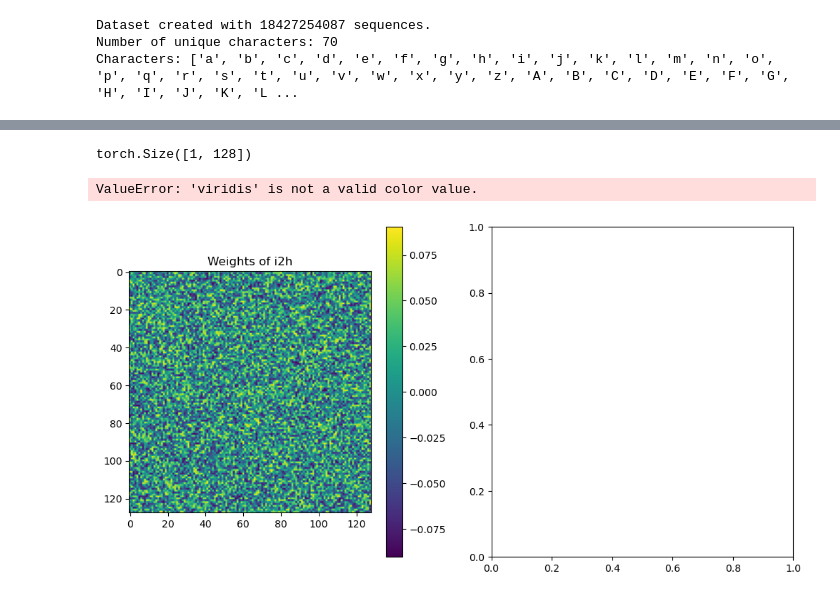
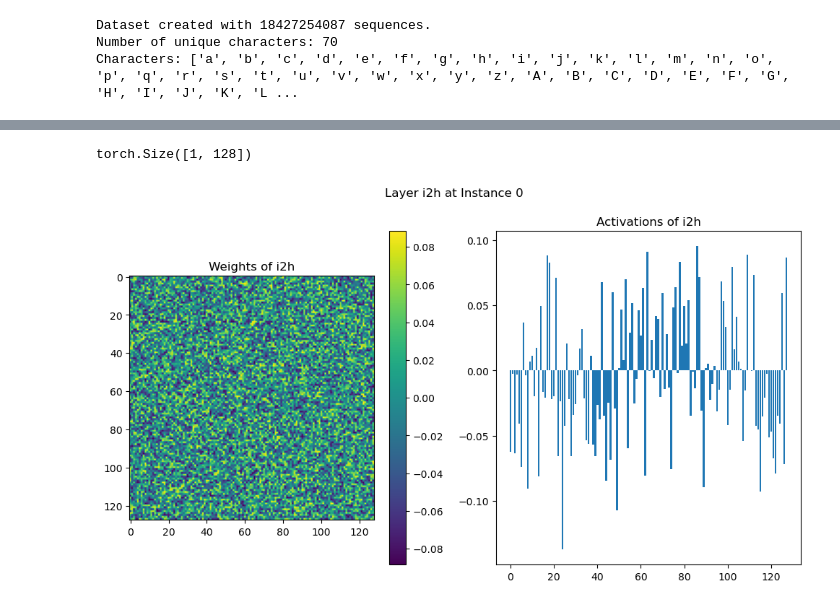
Before and after one commit to jaded0/memory_encoding, a Jupyter notebook: hebby.ipynb, the cells around one changed output, grey strips where cells are left out. Cells and saved outputs as stored; diff of their text form; code cells hidden in the pictures.

```diff
--- a/hebby.ipynb
+++ b/hebby.ipynb
@@ -198,9 +201,8 @@ plt.plot(all_losses)
 # %%
 from vis import visualize_model_data
 # Now visualize the data for a specific layer and instance
 # Replace 'layer_name' with the actual name of the layer you want to visualize
-visualize_model_data('i2h', 100)
+visualize_model_data('i2h', 0)
 # %% [output]
 torch.Size([1, 128])
-ValueError: 'viridis' is not a valid color value.
-[figure, old version]
+[figure, new version]
```
Also changed, not shown: parts of 6 cells of this notebook, 3 other files.
